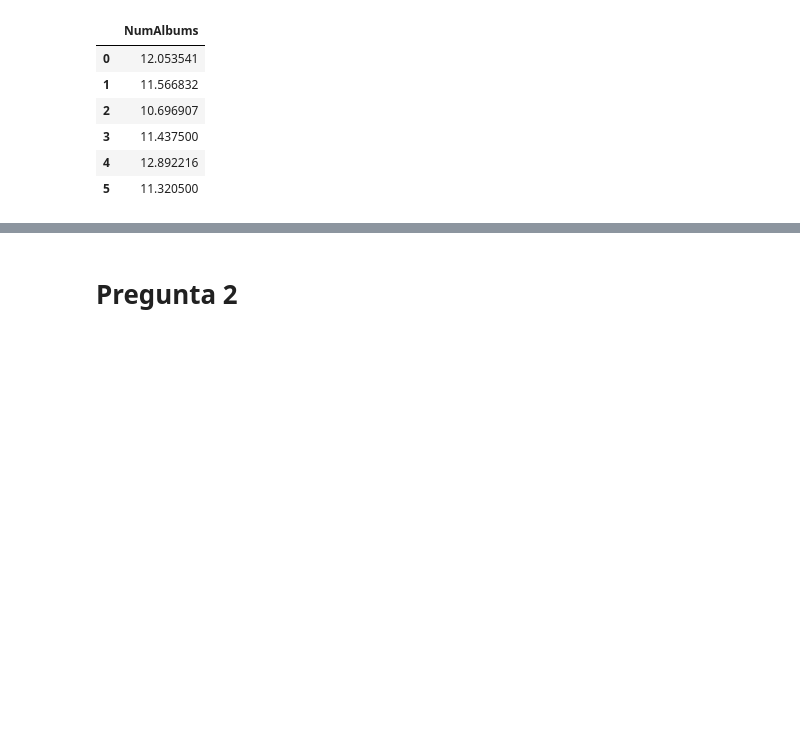
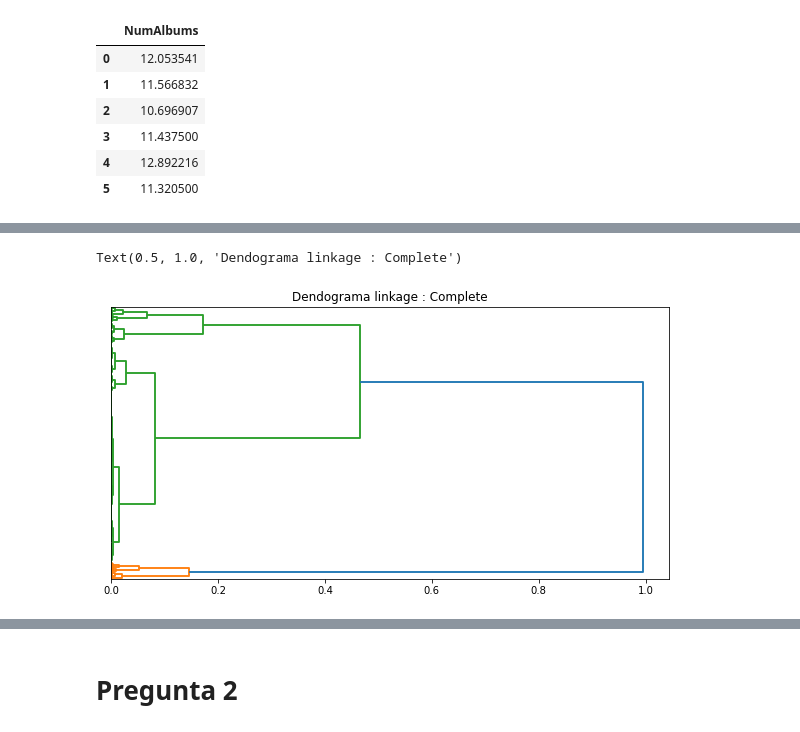
Before and after one commit to Litr0/Proyecto-Mineria, a Jupyter notebook: Hito1.ipynb, the cells around one changed output, grey strips where cells are left out. Cells and saved outputs as stored; diff of their text form; code cells hidden in the pictures; blank space fills up the shorter version.

```diff
--- a/Hito1.ipynb
+++ b/Hito1.ipynb
@@ -444,0 +447,9 @@ array([0, 1, 2, 3], dtype=int64)
+# %%
+fig, ax = plt.subplots(sharex=True, figsize = (10,5))
+Z = linkage(X, method='complete', metric='cosine') # distancia maxima entre putnos
+dn = dendrogram(Z, labels = None,orientation='right')
+dn = dendrogram(Z, labels = ['' for k in range(0,len(X))], orientation='right')
+plt.title('Dendograma linkage : Complete')
+# %% [output]
+Text(0.5, 1.0, 'Dendograma linkage : Complete')
+[figure, added]
```
Also changed, not shown: parts of 14 cells of this notebook.
